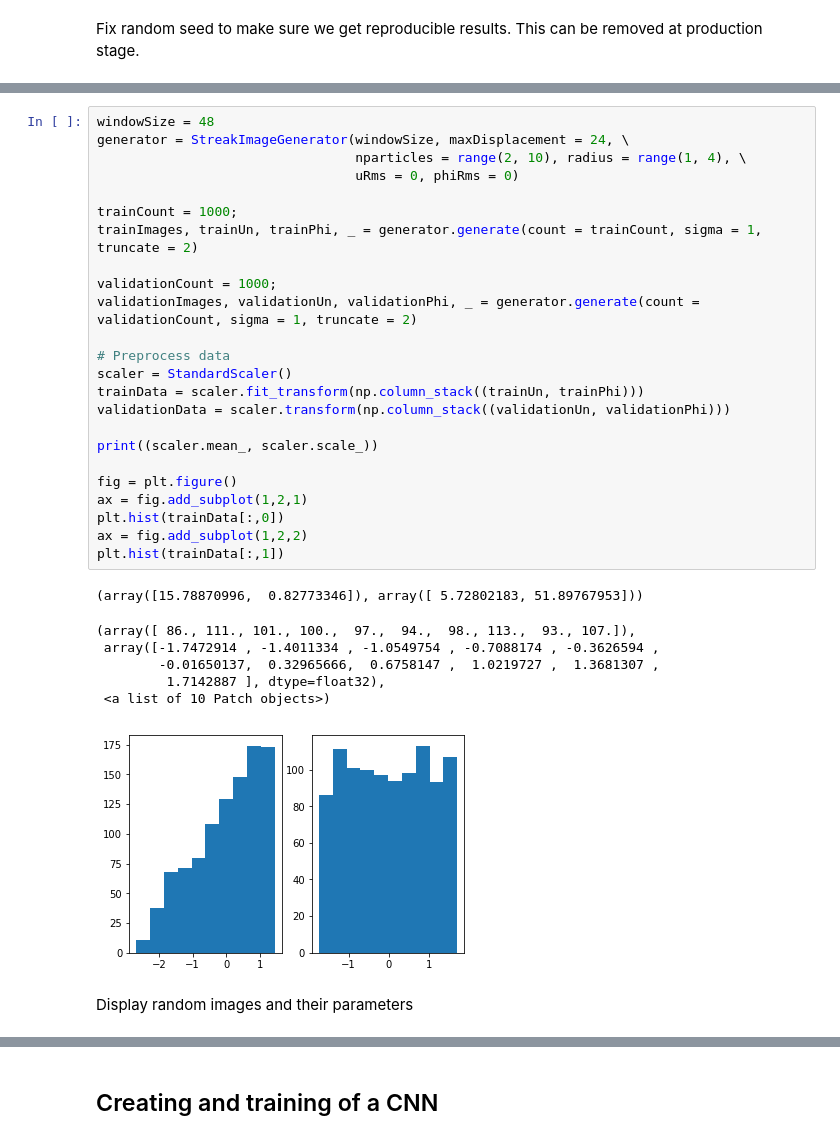
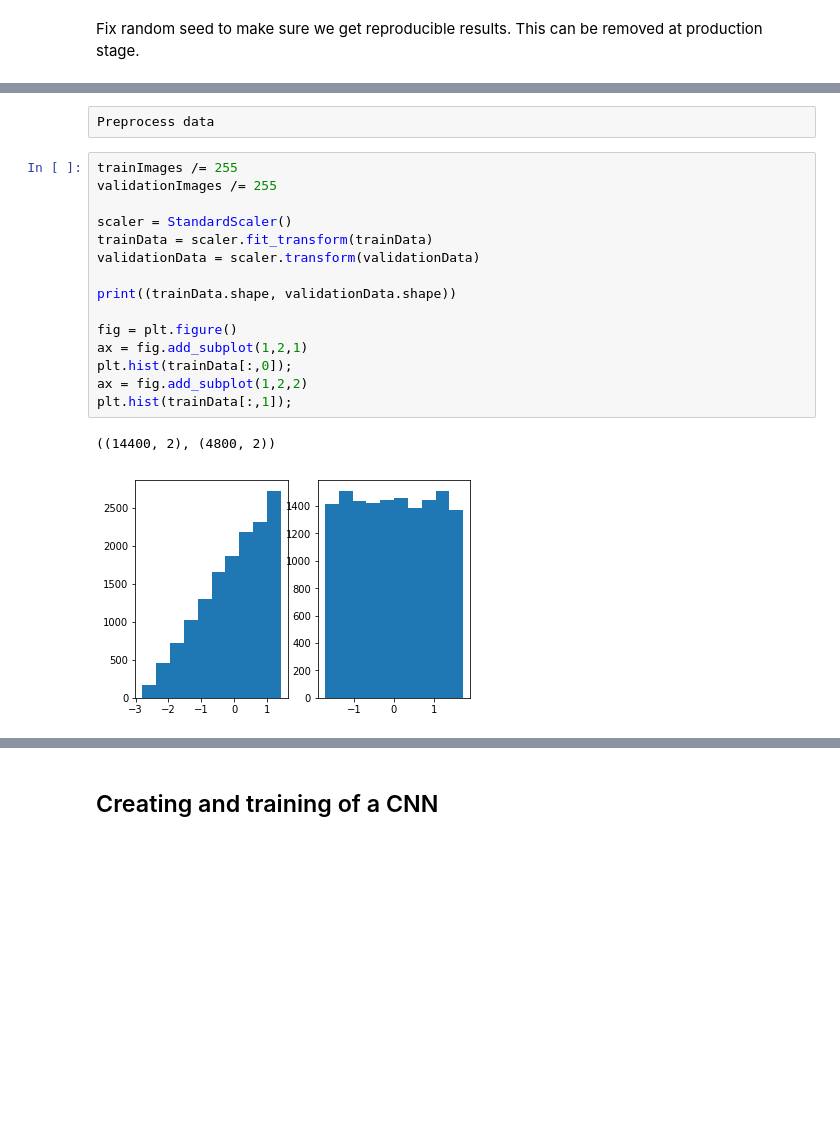
Before and after one commit to agrayver/streakcnn, a Jupyter notebook: train_CNN_pytorch.ipynb, the cells around one changed output, grey strips where cells are left out. Cells and saved outputs as stored; diff of their text form; blank space fills up the shorter version.

Commit message:
Split generation and training in two notebooks. Save/load data as HDF5.

```diff
--- a/train_CNN_pytorch.ipynb
+++ b/train_CNN_pytorch.ipynb
@@ -97,34 +61,20 @@ Specify and generate training an validation sets
+# %% [raw]
+Preprocess data
 # %%
-windowSize = 48
-generator = StreakImageGenerator(windowSize, maxDisplacement = 24, \
-                                 nparticles = range(2, 10), radius = range(1, 4), \
-                                 uRms = 0, phiRms = 0)
+trainImages /= 255
+validationImages /= 255
 
-trainCount = 1000;
-trainImages, trainUn, trainPhi, _ = generator.generate(count = trainCount, sigma = 1, truncate = 2)
+scaler = StandardScaler()
+trainData = scaler.fit_transform(trainData)
+validationData = scaler.transform(validationData)
 
-validationCount = 1000;
-validationImages, validationUn, validationPhi, _ = generator.generate(count = validationCount, sigma = 1, truncate = 2)
-
-# Preprocess data
-scaler = StandardScaler()
-trainData = scaler.fit_transform(np.column_stack((trainUn, trainPhi)))
-validationData = scaler.transform(np.column_stack((validationUn, validationPhi)))
-
-print((scaler.mean_, scaler.scale_))
+print((trainData.shape, validationData.shape))
 
 fig = plt.figure()
 ax = fig.add_subplot(1,2,1)
-plt.hist(trainData[:,0])
+plt.hist(trainData[:,0]);
 ax = fig.add_subplot(1,2,2)
-plt.hist(trainData[:,1])
+plt.hist(trainData[:,1]);
 # %% [output]
-(array([15.78870996,  0.82773346]), array([ 5.72802183, 51.89767953]))
+((14400, 2), (4800, 2))
-(array([ 86., 111., 101., 100.,  97.,  94.,  98., 113.,  93., 107.]),
- array([-1.7472914 , -1.4011334 , -1.0549754 , -0.7088174 , -0.3626594 ,
-        -0.01650137,  0.32965666,  0.6758147 ,  1.0219727 ,  1.3681307 ,
-         1.7142887 ], dtype=float32),
- <a list of 10 Patch objects>)
-[figure, old version]
+[figure, new version]
-# %% [markdown]
-Display random images and their parameters
```
Also changed, not shown: parts of 14 cells of this notebook, 1 other file.
